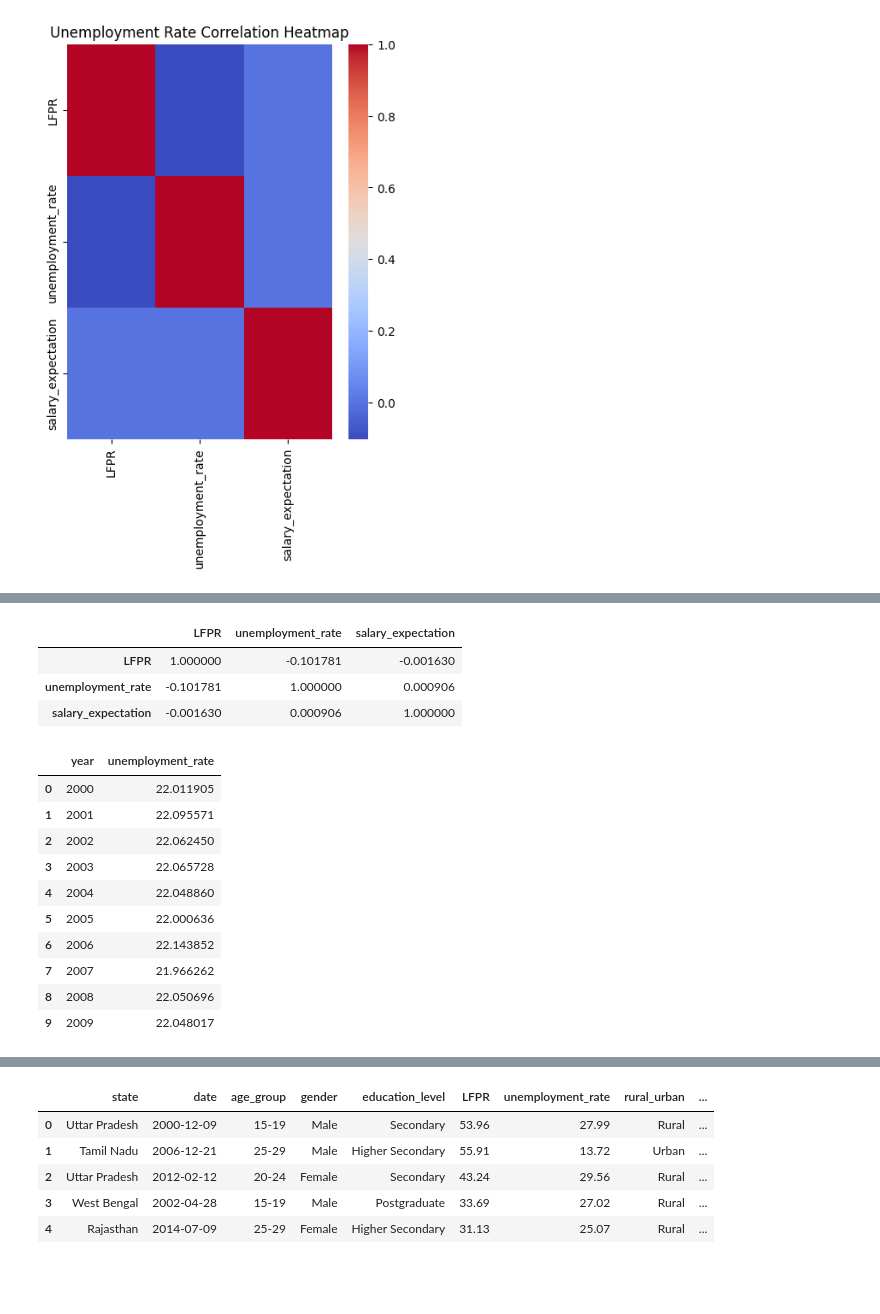
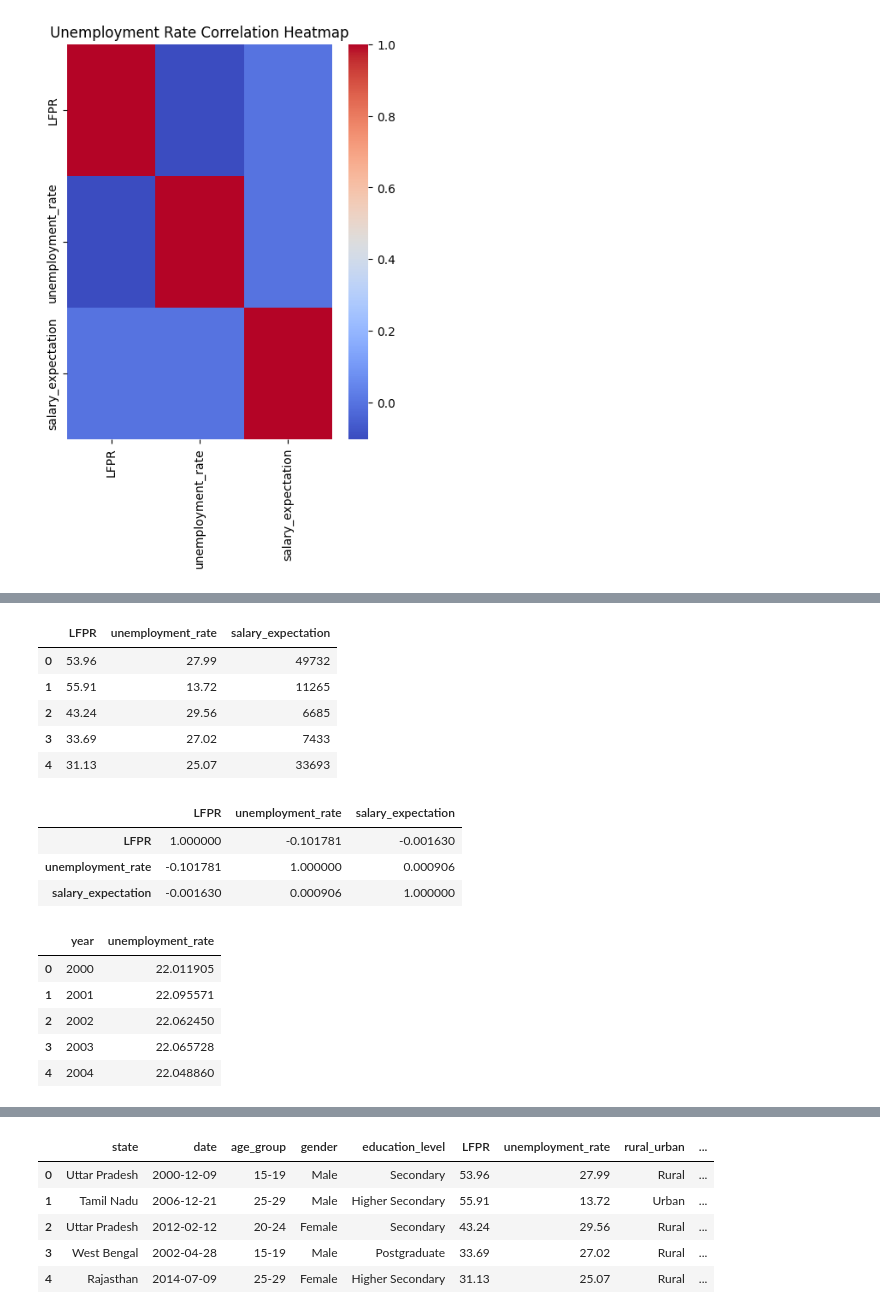
Before and after one commit to karan9551/project_unemployment_trend_analysis, a Jupyter notebook: Unemployment Trends Among Educated Youth in India.ipynb, the cells around one changed output, grey strips where cells are left out. Saved outputs shown, nothing was run; the diff lists cells and outputs as text; code cells hidden in the pictures; blank space fills up the shorter version.

```diff
--- a/Unemployment Trends Among Educated Youth in India.ipynb
+++ b/Unemployment Trends Among Educated Youth in India.ipynb
@@ -123,2 +107,14 @@ unemployment_rate_numaric_df.head(10)
+# %%
+unemployment_rate_numaric_df=numeric_df
+#to save csv file output
+unemployment_rate_numaric_df.to_csv('../Project_Unemployment/csv_output/unemployment_rate_LFPR_salary_exceptation.csv',index=False)
+unemployment_rate_numaric_df.head(5)
+# %% [output]
+|  | LFPR | unemployment_rate | salary_expectation |
+| 0 | 53.96 | 27.99 | 49732 |
+| 1 | 55.91 | 13.72 | 11265 |
+| 2 | 43.24 | 29.56 | 6685 |
+| 3 | 33.69 | 27.02 | 7433 |
+| 4 | 31.13 | 25.07 | 33693 |
 # %%
 unemployment_rate_distribution_df=numeric_df.corr()
@@ -132,32 +129,27 @@ unemployment_rate_distribution_df
 # %%
 # Convert 'date' column to datetime format (if not already)
 df['date'] = pd.to_datetime(df['date'])
 
 # Extract 'year' from 'date'
 df['year'] = df['date'].dt.year
 
 #Group by 'year' and calculate average unemployment rate
 # This gives us the overall unemployment trend each year
 yearly_unemployment = (
     df.groupby('year')['unemployment_rate']
     .mean()
     .reset_index()
     .sort_values('year')
 )
 
-yearly_unemployment.head(10)
+yearly_unemployment.head(5)
 # %% [output]
 |  | year | unemployment_rate |
 | 0 | 2000 | 22.011905 |
 | 1 | 2001 | 22.095571 |
 | 2 | 2002 | 22.062450 |
 | 3 | 2003 | 22.065728 |
 | 4 | 2004 | 22.048860 |
-| 5 | 2005 | 22.000636 |
-| 6 | 2006 | 22.143852 |
-| 7 | 2007 | 21.966262 |
-| 8 | 2008 | 22.050696 |
-| 9 | 2009 | 22.048017 |
 # %%
 # Group by year and calculate average unemployment rate
 yearly_trend = df.groupby('year')['unemployment_rate'].mean().reset_index()
```
Also changed, not shown: parts of 10 cells of this notebook, 24 other files.
